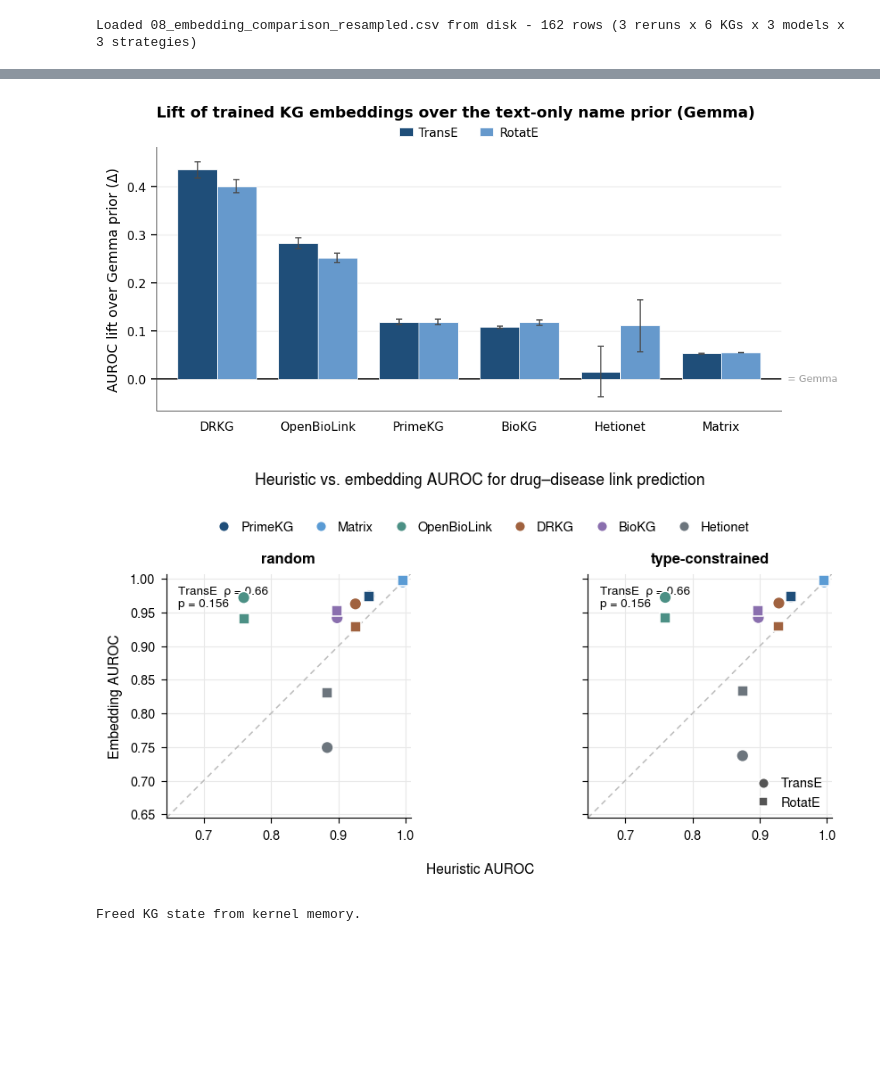
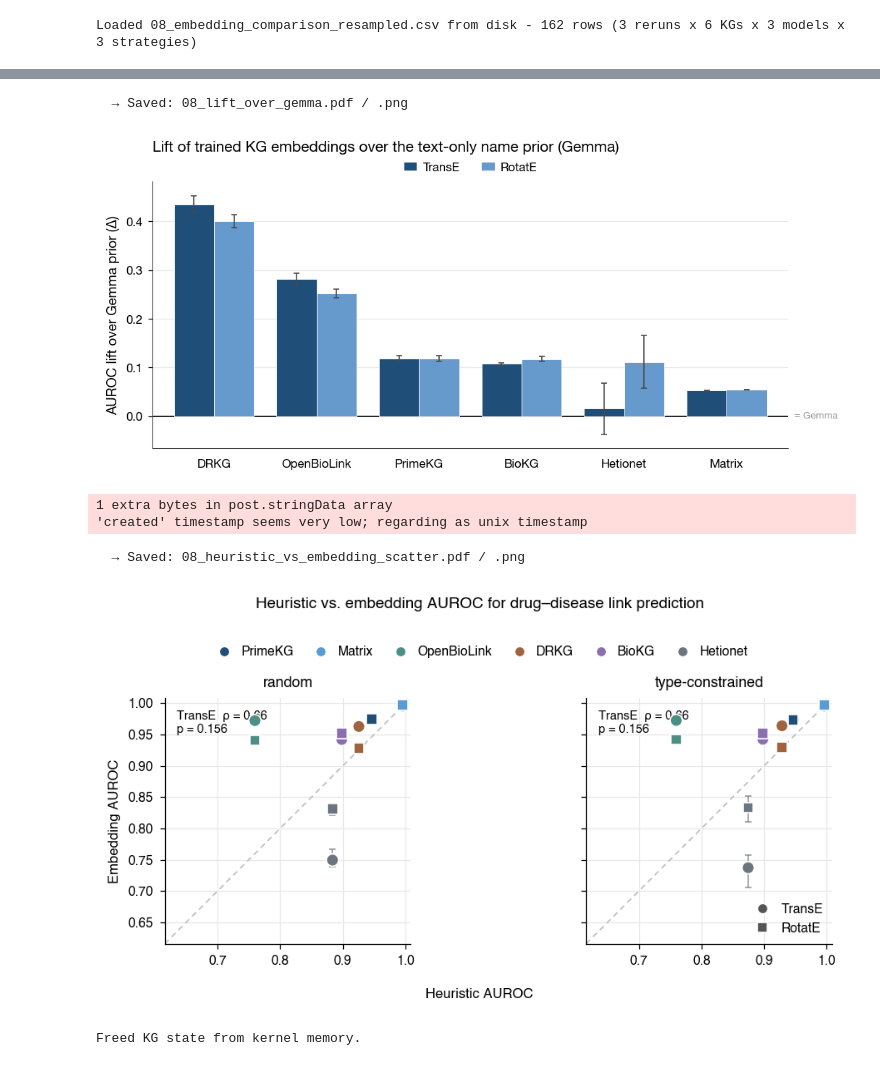
Before and after one commit to emmolins/biokgsuite_dashboard, a Jupyter notebook: eval_notebooks/08_embedding_validation.ipynb, the cells around one changed output, grey strips where cells are left out. Cells and saved outputs as stored; diff of their text form; code cells hidden in the pictures; blank space fills up the shorter version.

```diff
--- a/eval_notebooks/08_embedding_validation.ipynb
+++ b/eval_notebooks/08_embedding_validation.ipynb
@@ -577,18 +560,11 @@ if RESAMPLED_DONE:
     resampled_results = {}
     print('Resampled CSV present - skipping the multi-rerun training loop.')
 else:
-    # ── Multi-rerun training loop (TransE / RotatE) — interactive, progress bars ──
-    # Fixed-implementation resampling: each rerun trains FRESH from scratch on a
-    # different held-out 10% (no checkpoint reuse — that was the old collapse bug).
-    # Per-epoch tqdm bar per training + an outer bar over all trainings.
     from tqdm.auto import tqdm
     import time
 
-    # Which KGs to resample. Matrix (~80M triples) is very slow to retrain x N;
-    # leave it out for interactive runs, add it back when you have time/budget.
-    RESAMPLE_KGS  = [k for k in KG_NAMES if k != 'matrix']   # add 'matrix' to include
-    RESAMPLE_BATCH = BATCH_SIZE   # 512 = validated. On GPU raise to 4096+ for speed;
-                                  # if the loss stops falling / bounces, lower LR.
+    RESAMPLE_KGS  = [k for k in KG_NAMES]
+    RESAMPLE_BATCH = BATCH_SIZE
 
     resampled_results = {}
     for kg in RESAMPLE_KGS:
@@ -836,6 +803,5 @@ plt.show()
 # %%
-# ── Publication figure: AUROC lift of trained embeddings over the Gemma prior ──
-# Paired Δ(AUROC) per rerun (trained − Gemma), mean ± 95% CI.
+# AUROC lift of trained embeddings over the Gemma prior
 TRAINED  = ['TransE', 'RotatE']
 BASELINE = 'Gemma'
 MCOLORS  = {'TransE': '#1f4e79', 'RotatE': '#6699cc'}
@@ -906,14 +872,14 @@ fig.tight_layout()
 save_fig(fig, FIGS, '08_lift_over_gemma')
 plt.show()
 # %% [output]
+  → Saved: 08_lift_over_gemma.pdf / .png
-[figure, old version]
+[figure, new version]
 # %%
 import numpy as np, pandas as pd
 import matplotlib.pyplot as plt, matplotlib as mpl
 from matplotlib.lines import Line2D
 from scipy.stats import spearmanr
 
-# ── Same standard style as the other figures ────────────────────────────────
 mpl.rcParams.update({
     "font.family": "sans-serif",
     "font.sans-serif": ["Helvetica", "Helvetica Neue", "Arial",
@@ -927,28 +893,34 @@ mpl.rcParams.update({
     "pdf.fonttype": 42, "ps.fonttype": 42, "svg.fonttype": "none",
 })
 
-SINGLE = BASE / 'results' / 'tables' / '08_embedding_comparison.csv'   # has heuristic_auroc
-RESAMP = BASE / 'results' / 'tables' / '08_embedding_comparison_resampled.csv'   # TransE/RotatE/Gemma (resampled)
+SINGLE = BASE / 'results' / 'tables' / '08_embedding_comparison.csv'  # has heuristic_auroc
+RESAMP = BASE / 'results' / 'tables' / '08_embedding_comparison_resampled.csv'  # TransE/RotatE/Gemma (resampled)
 
 KG_LABEL = {"primekg": "PrimeKG", "matrix": "Matrix", "openbilink": "OpenBioLink",
             "drkg": "DRKG", "biokg": "BioKG", "hetionet": "Hetionet"}
-# muted, cool-leaning categorical palette: distinct but no bright orange/green
+# muted, cool-leaning categorical palette distinct but no bright orange/green
 KG_COLORS = {"primekg": "#1f4e79", "matrix": "#5a9bd4", "openbilink": "#4c9085",
              "drkg": "#a0623f", "biokg": "#8a6fae", "hetionet": "#6c757d"}
 
-# ── Build comp_df (heuristic vs embedding AUROC, one row per kg×model×strategy)
+# Build comp_df (heuristic vs embedding AUROC, one row per kg×model×strategy)
 sdf = pd.read_csv(SINGLE)
 heur = sdf.groupby(["kg", "strategy"])["heuristic_auroc"].first().reset_index()
 rdf = pd.read_csv(RESAMP)
+# mean + empirical 95% CI across reruns (the resampled spread)
 emb = (rdf[rdf.model.isin(["TransE", "RotatE"])]
-       .groupby(["kg", "model", "strategy"])["auroc"].mean()
-       .reset_index().rename(columns={"auroc": "emb_auroc"}))
-comp_df = emb.merge(heur, on=["kg", "strategy"], how="inner").dropna()
+       .groupby(["kg", "model", "strategy"])["auroc"]
+       .agg(emb_auroc="mean",
+            emb_lo=lambda x: np.percentile(x, 2.5),
+            emb_hi=lambda x: np.percentile(x, 97.5),
+            n="count")
+       .reset_index())
+comp_df = (emb.merge(heur, on=["kg", "strategy"], how="inner")
+              .dropna(subset=["emb_auroc", "heuristic_auroc"]))
 
 STRATEGIES = [s for s in ["random", "degree-matched", "type-constrained"]
               if s in set(comp_df.strategy)] or sorted(comp_df.strategy.unique())
 
-# ── Spearman (heuristic vs embedding across KGs) per model×strategy ──────────
+# Spearman (heuristic vs embedding across KGs) per model×strategy
 rows = []
 for m in ["TransE", "RotatE"]:
     for s in STRATEGIES:
@@ -959,12 +931,12 @@ for m in ["TransE", "RotatE"]:
 spearman_df = pd.DataFrame(rows, columns=["model", "strategy",
                                           "spearman_rho", "p_value"])
 
-# common square limits so every panel shares one 45 degree identity line
-vals = np.r_[comp_df.heuristic_auroc.values, comp_df.emb_auroc.values]
+vals = np.r_[comp_df.heuristic_auroc.values, comp_df.emb_auroc.values,
+             comp_df.emb_lo.values, comp_df.emb_hi.values]
 pad = 0.03 * (vals.max() - vals.min())
 LO, HI = vals.min() - pad, vals.max() + pad
 
-# ── Plot ────────────────────────────────────────────────────────────────────
+# Plot
 fig, axes = plt.subplots(1, len(STRATEGIES), figsize=(7.4, 3.0), sharey=True)
 axes = np.atleast_1d(axes)
 
@@ -977,7 +949,18 @@ for ax_i, strat in enumerate(STRATEGIES):
 
     for model_name, marker, ms in [("TransE", "o", 50), ("RotatE", "s", 38)]:
         sub = comp_df[(comp_df.model == model_name) &
-                      (comp_df.strategy == strat)].dropna()
+                      (comp_df.strategy == strat)].dropna(
+                          subset=["emb_auroc", "heuristic_auroc"])
+
+        # CI bars (KG-coloured, drawn under the markers)
+        for _, r in sub.iterrows():
+            ax.errorbar(r.heuristic_auroc, r.emb_auroc,
+                        yerr=[[r.emb_auroc - r.emb_lo],
+                              [r.emb_hi - r.emb_auroc]],
+                        fmt="none", ecolor=KG_COLORS.get(r.kg, "#888"),
+                        elinewidth=0.8, capsize=2, capthick=0.8,
+                        alpha=0.7, zorder=4)
+
         ax.scatter(sub.heuristic_auroc, sub.emb_auroc,
                    c=[KG_COLORS.get(k, "#888") for k in sub.kg],
                    marker=marker, s=ms, zorder=5,
@@ -995,34 +978,37 @@ for ax_i, strat in enumerate(STRATEGIES):
     ax.set_aspect("equal", adjustable="box")
     if ax_i == 0:
         ax.set_ylabel("Embedding AUROC")
     ax.set_title(strat, pad=6)
     for sp in ("top", "right"):
         ax.spines[sp].set_visible(False)
 
 # model-shape legend in the empty lower-right triangle of the last panel
 axes[-1].legend(
     handles=[Line2D([0], [0], marker="o", color="#555", lw=0, ms=6, label="TransE",
                     markeredgecolor="white", markeredgewidth=0.8),
              Line2D([0], [0], marker="s", color="#555", lw=0, ms=5.5, label="RotatE",
                     markeredgecolor="white", markeredgewidth=0.8)],
     frameon=False, loc="lower right", handletextpad=0.4, borderpad=0.2)
 
 # KG colour legend across the top
 kg_handles = [Line2D([0], [0], marker="o", color=KG_COLORS[k], lw=0, ms=6,
                      markeredgecolor="white", markeredgewidth=0.8,
                      label=KG_LABEL[k]) for k in KG_LABEL]
 fig.legend(handles=kg_handles, frameon=False, ncol=len(kg_handles),
            loc="upper center", bbox_to_anchor=(0.5, 1.0),
            handletextpad=0.3, columnspacing=1.1)
 
 fig.supxlabel("Heuristic AUROC", fontsize=8, y=0.02)
 fig.suptitle("Heuristic vs. embedding AUROC for drug\u2013disease link prediction",
              y=1.10)
 fig.tight_layout()
 save_fig(fig, FIGS, '08_heuristic_vs_embedding_scatter')
 plt.show()
 # %% [output]
+1 extra bytes in post.stringData array
+'created' timestamp seems very low; regarding as unix timestamp
+  → Saved: 08_heuristic_vs_embedding_scatter.pdf / .png
-[figure, old version]
+[figure, new version]
 # %%
 # Memory cleanup - free state before the next notebook.
 _to_free = ['kgs', 'graphs', 'maps', 'preps']
```
Also changed, not shown: parts of 18 cells of this notebook, 9 other files.
